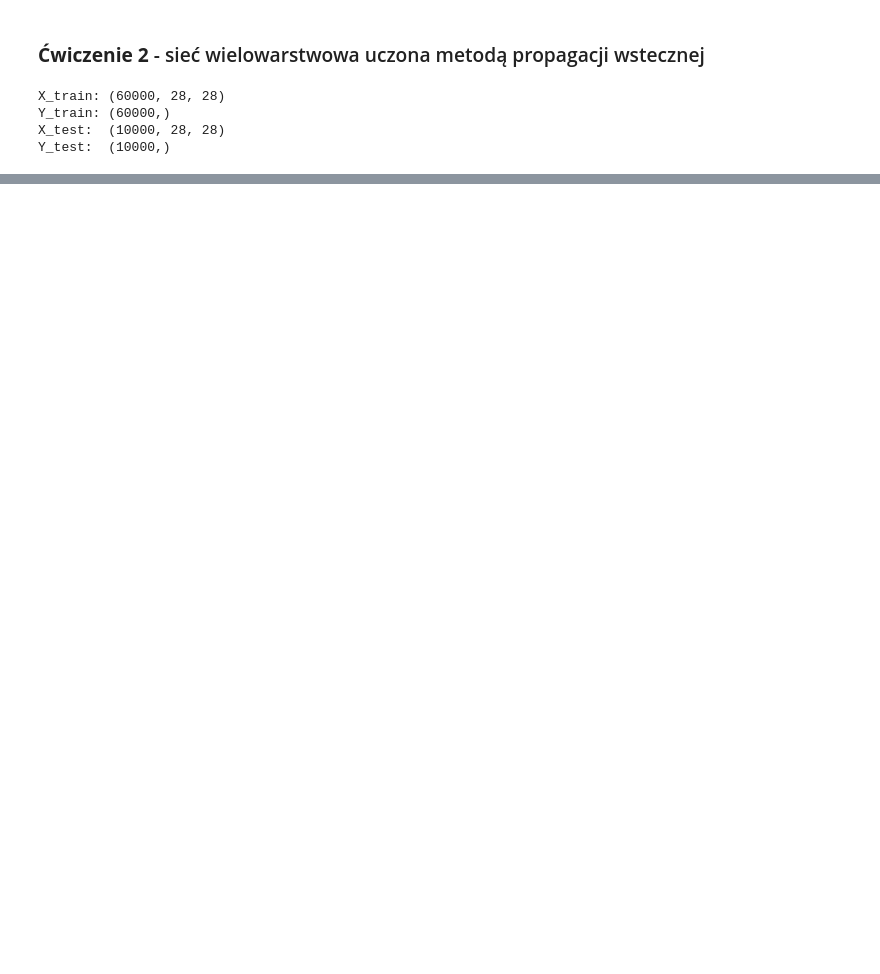
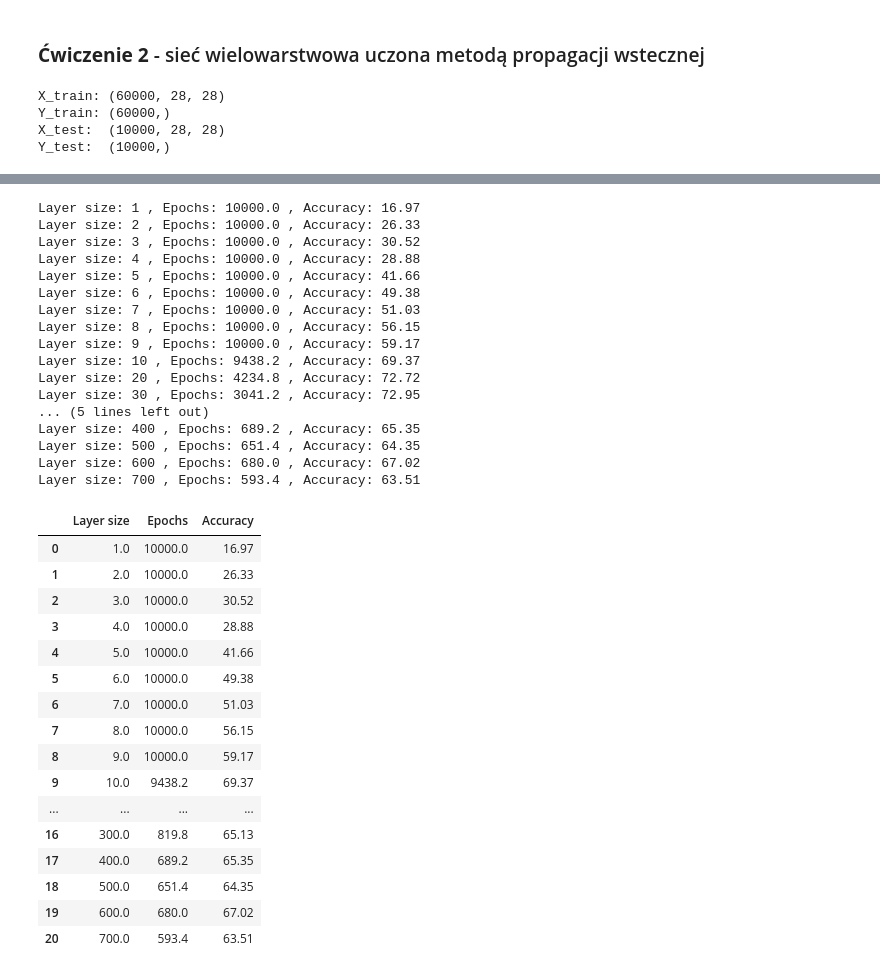
Before and after one commit to piotrpospiech/SN2k20, a Jupyter notebook: Lista2/Untitled.ipynb, the cells around one changed output, grey strips where cells are left out. Drawn from its saved outputs; the diff is of its cells as text; code cells hidden in the pictures; blank space fills up the shorter version.

```diff
--- a/Lista2/Untitled.ipynb
+++ b/Lista2/Untitled.ipynb
@@ -181,0 +361,80 @@ pyplot.show()
+# %%
+# Test Hidden Layer Size
+
+np.random.seed(243)
+random.seed(243)
+
+layer_sizes = [1, 2, 3, 4, 5, 6, 7, 8, 9, 10, 20, 30, 40, 50, 100, 200, 300, 400, 500, 600, 700]
+
+df = pd.DataFrame(columns=['Layer size', 'Epochs', 'Accuracy'])
+function = 'sigmoid'
+
+for layer_size in layer_sizes:
+
+    layer_shapes=[(784, layer_size), (layer_size, 10)]
+
+    learning_times = []
+    epochs = []
+    errors = []
+    accs = []
+
+    for i in range(5):
+        network = Network(layer_shapes=layer_shapes, function='sigmoid')
+
+        costs, epoch = network.train(X,
+                      labels,
+                      learning_rate=0.1,
+                      max_epochs=10000,
+                      batch_size=32,
+                      max_error=0.1)
+
+        z = network.forward(X_test, predict=True)
+
+        sum = 0
+        for z_i, label_i in zip(z, test_y[0:-3000]):
+            if Network.get_result(z_i) == label_i:
+                sum +=1
+
+        epochs.append(epoch)
+        accs.append(round(sum / len(z) * 100, 2))
+
+    print('Layer size:', layer_size, ', Epochs:', round(np.mean(epochs), 2), ', Accuracy:', round(np.mean(accs), 2))
+    df = df.append({'Layer size': layer_size, 'Epochs': round(np.mean(epochs), 2), 'Accuracy': round(np.mean(accs), 2)}, ignore_index=True)
+
+display(df)
+df.to_csv(f'./Results/{function}-layer-size-testing.csv', index=False)
+# %% [output]
+Layer size: 1 , Epochs: 10000.0 , Accuracy: 16.97
+Layer size: 2 , Epochs: 10000.0 , Accuracy: 26.33
+Layer size: 3 , Epochs: 10000.0 , Accuracy: 30.52
+Layer size: 4 , Epochs: 10000.0 , Accuracy: 28.88
+Layer size: 5 , Epochs: 10000.0 , Accuracy: 41.66
+Layer size: 6 , Epochs: 10000.0 , Accuracy: 49.38
+Layer size: 7 , Epochs: 10000.0 , Accuracy: 51.03
+Layer size: 8 , Epochs: 10000.0 , Accuracy: 56.15
+Layer size: 9 , Epochs: 10000.0 , Accuracy: 59.17
+Layer size: 10 , Epochs: 9438.2 , Accuracy: 69.37
+Layer size: 20 , Epochs: 4234.8 , Accuracy: 72.72
+Layer size: 30 , Epochs: 3041.2 , Accuracy: 72.95
+... (5 lines left out)
+Layer size: 400 , Epochs: 689.2 , Accuracy: 65.35
+Layer size: 500 , Epochs: 651.4 , Accuracy: 64.35
+Layer size: 600 , Epochs: 680.0 , Accuracy: 67.02
+Layer size: 700 , Epochs: 593.4 , Accuracy: 63.51
+|  | Layer size | Epochs | Accuracy |
+| 0 | 1.0 | 10000.0 | 16.97 |
+| 1 | 2.0 | 10000.0 | 26.33 |
+| 2 | 3.0 | 10000.0 | 30.52 |
+| 3 | 4.0 | 10000.0 | 28.88 |
+| 4 | 5.0 | 10000.0 | 41.66 |
+| 5 | 6.0 | 10000.0 | 49.38 |
+| 6 | 7.0 | 10000.0 | 51.03 |
+| 7 | 8.0 | 10000.0 | 56.15 |
+| 8 | 9.0 | 10000.0 | 59.17 |
+| 9 | 10.0 | 9438.2 | 69.37 |
+| ... | ... | ... | ... |
+| 16 | 300.0 | 819.8 | 65.13 |
+| 17 | 400.0 | 689.2 | 65.35 |
+| 18 | 500.0 | 651.4 | 64.35 |
+| 19 | 600.0 | 680.0 | 67.02 |
+| 20 | 700.0 | 593.4 | 63.51 |
```
Also changed, not shown: parts of 9 cells of this notebook, 7 other files.
